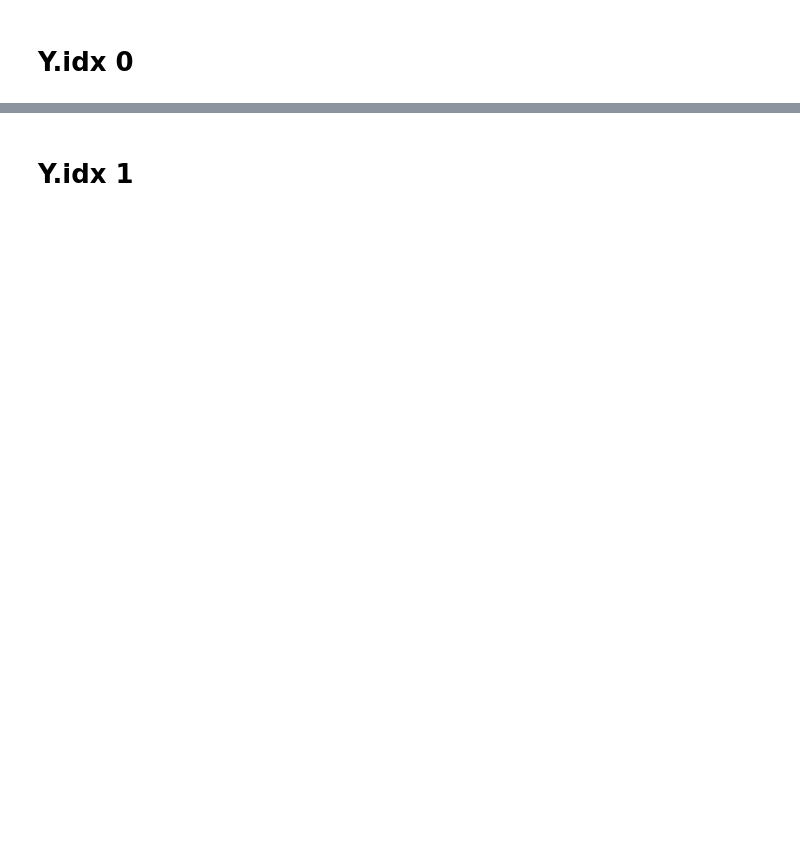
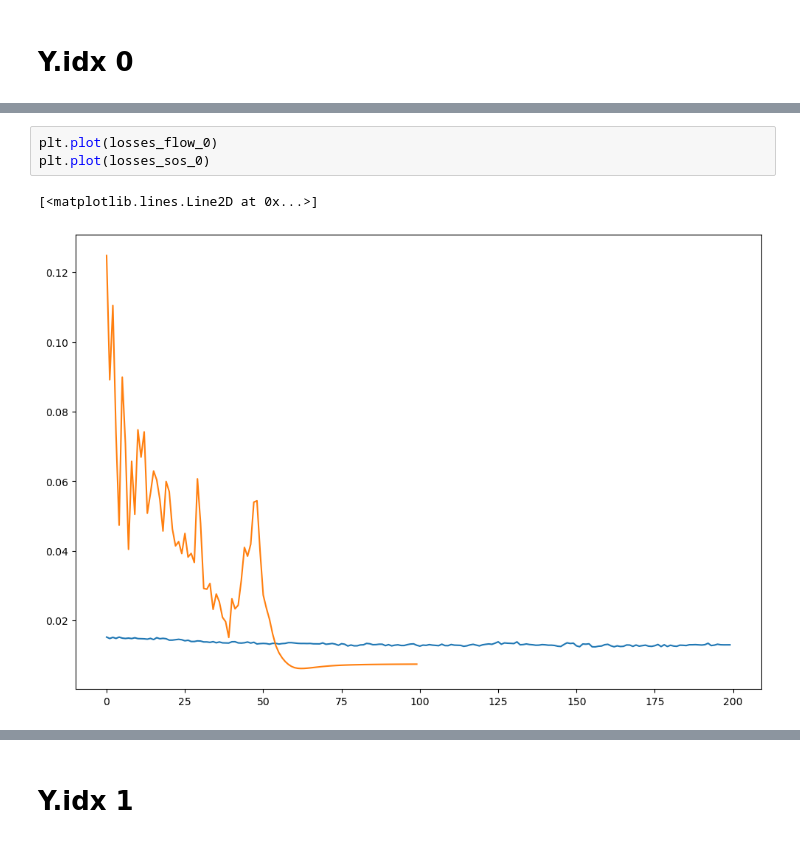
Before and after one commit to daniellengyel/KernelLearningSOS, a Jupyter notebook: HenonResults.ipynb, the cells around one changed output, grey strips where cells are left out. Saved outputs shown, nothing was run; the diff lists cells and outputs as text; blank space fills up the shorter version.

Commit message:
adding functionality to run multiple seed. Generating images and results

```diff
--- a/HenonResults.ipynb
+++ b/HenonResults.ipynb
@@ -96,0 +107,6 @@ sample min 0.007249814496643081
+# %%
+plt.plot(losses_flow_0)
+plt.plot(losses_sos_0)
+# %% [output]
+[<matplotlib.lines.Line2D at 0x...>]
+[figure, added]
```
Also changed, not shown: parts of 29 cells of this notebook, 5 other files.
